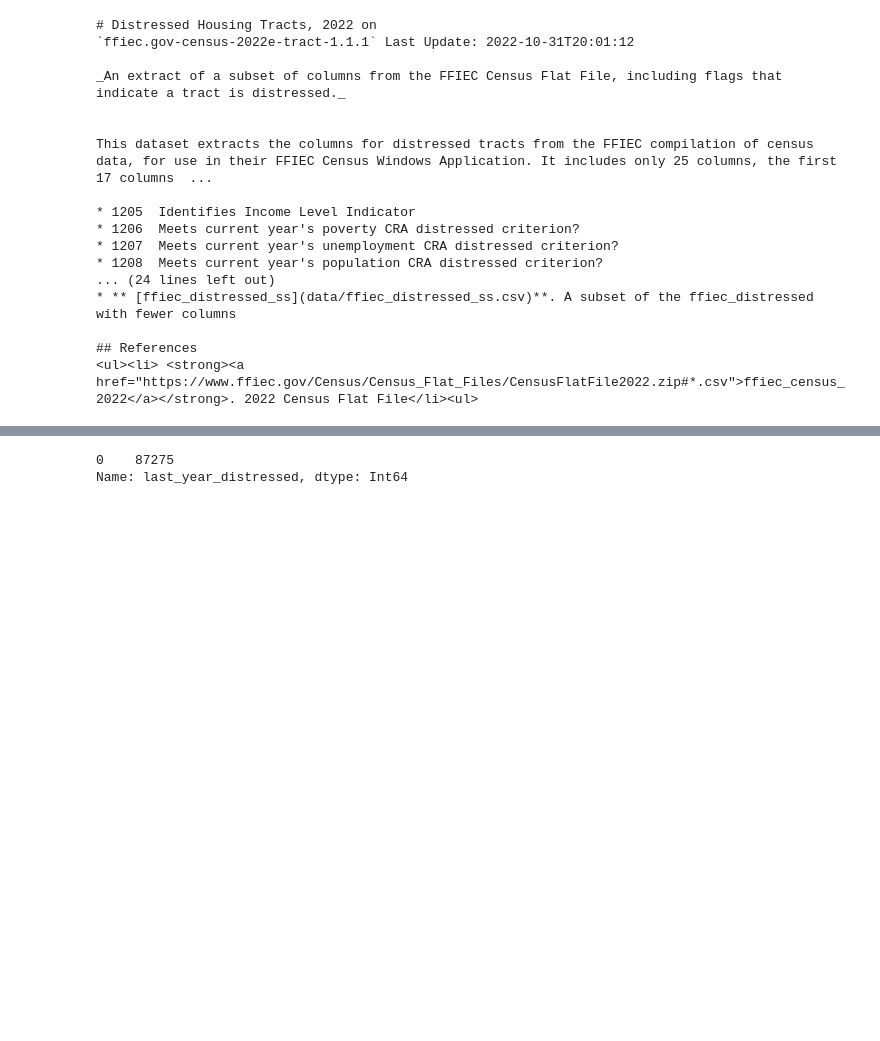
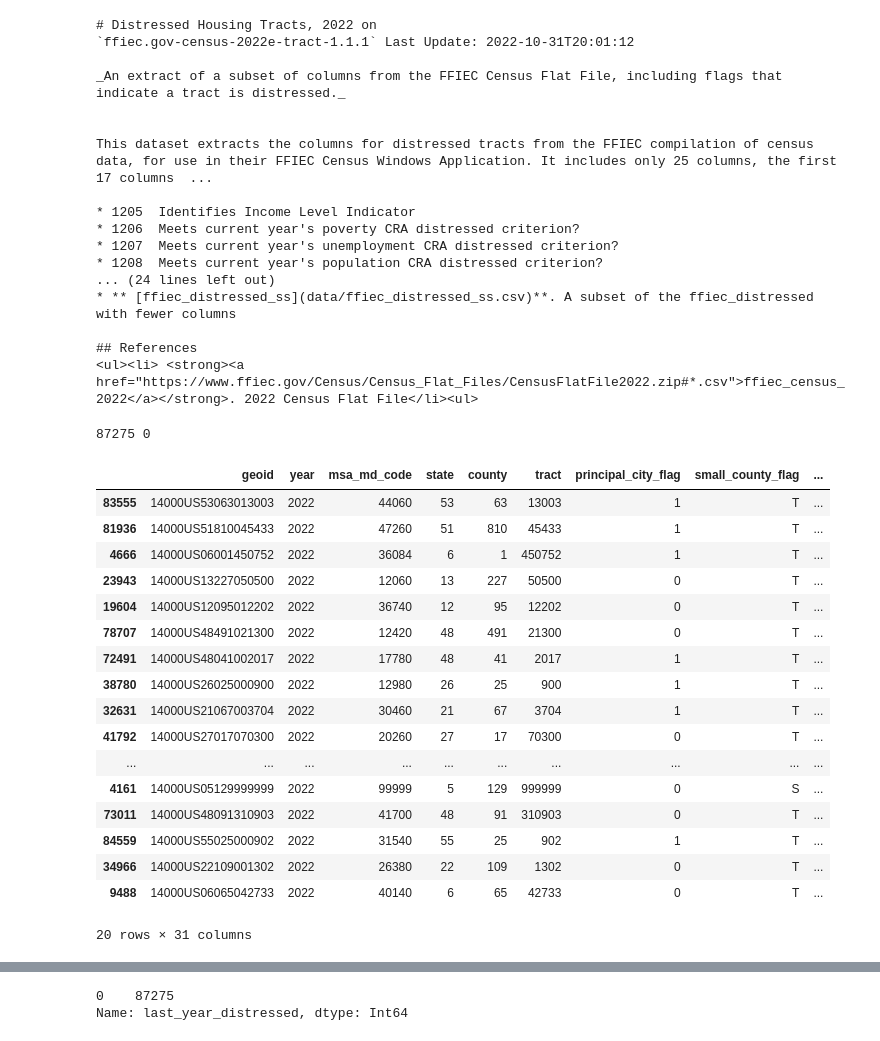
Before and after one commit to metatab-packages/ffiec.gov-census-2022e-tract, a Jupyter notebook: notebooks/Explore.ipynb, the cells around one changed output, grey strips where cells are left out. Drawn from its saved outputs; the diff is of its cells as text; code cells hidden in the pictures; blank space fills up the shorter version.

```diff
--- a/notebooks/Explore.ipynb
+++ b/notebooks/Explore.ipynb
@@ -31,6 +31,36 @@ This dataset extracts the columns for distressed tracts from the FFIEC compilati
 
 ## References
 <ul><li> <strong><a href="https://www.ffiec.gov/Census/Census_Flat_Files/CensusFlatFile2022.zip#*.csv">ffiec_census_2022</a></strong>. 2022 Census Flat File</li><ul>
+# %%
+# 2022 has a lot of new tracts, about 11,400 more
+g22 = set(df[df.year == 2022].geoid)
+g21 = set(df[df.year == 2021].geoid)
+
+print(len(g22), len(g21))
+
+new_tracts = list(g22 - g21)
+
+df[df.geoid.isin(new_tracts)].sample(20)
+# %% [output]
+87275 0
+|  | geoid | year | msa_md_code | state | county | tract | principal_city_flag | small_county_flag | ... |
+| 83555 | 14000US53063013003 | 2022 | 44060 | 53 | 63 | 13003 | 1 | T | ... |
+| 81936 | 14000US51810045433 | 2022 | 47260 | 51 | 810 | 45433 | 1 | T | ... |
+| 4666 | 14000US06001450752 | 2022 | 36084 | 6 | 1 | 450752 | 1 | T | ... |
+| 23943 | 14000US13227050500 | 2022 | 12060 | 13 | 227 | 50500 | 0 | T | ... |
+| 19604 | 14000US12095012202 | 2022 | 36740 | 12 | 95 | 12202 | 0 | T | ... |
+| 78707 | 14000US48491021300 | 2022 | 12420 | 48 | 491 | 21300 | 0 | T | ... |
+| 72491 | 14000US48041002017 | 2022 | 17780 | 48 | 41 | 2017 | 1 | T | ... |
+| 38780 | 14000US26025000900 | 2022 | 12980 | 26 | 25 | 900 | 1 | T | ... |
+| 32631 | 14000US21067003704 | 2022 | 30460 | 21 | 67 | 3704 | 1 | T | ... |
+| 41792 | 14000US27017070300 | 2022 | 20260 | 27 | 17 | 70300 | 0 | T | ... |
+| ... | ... | ... | ... | ... | ... | ... | ... | ... | ... |
+| 4161 | 14000US05129999999 | 2022 | 99999 | 5 | 129 | 999999 | 0 | S | ... |
+| 73011 | 14000US48091310903 | 2022 | 41700 | 48 | 91 | 310903 | 0 | T | ... |
+| 84559 | 14000US55025000902 | 2022 | 31540 | 55 | 25 | 902 | 1 | T | ... |
+| 34966 | 14000US22109001302 | 2022 | 26380 | 22 | 109 | 1302 | 0 | T | ... |
+| 9488 | 14000US06065042733 | 2022 | 40140 | 6 | 65 | 42733 | 0 | T | ... |
+20 rows × 31 columns
 # %%
 df = pkg.resource('ffiec_distressed_ss').dataframe()
 df.sample(10).head().T
```
Also changed, not shown: parts of 3 cells of this notebook.
